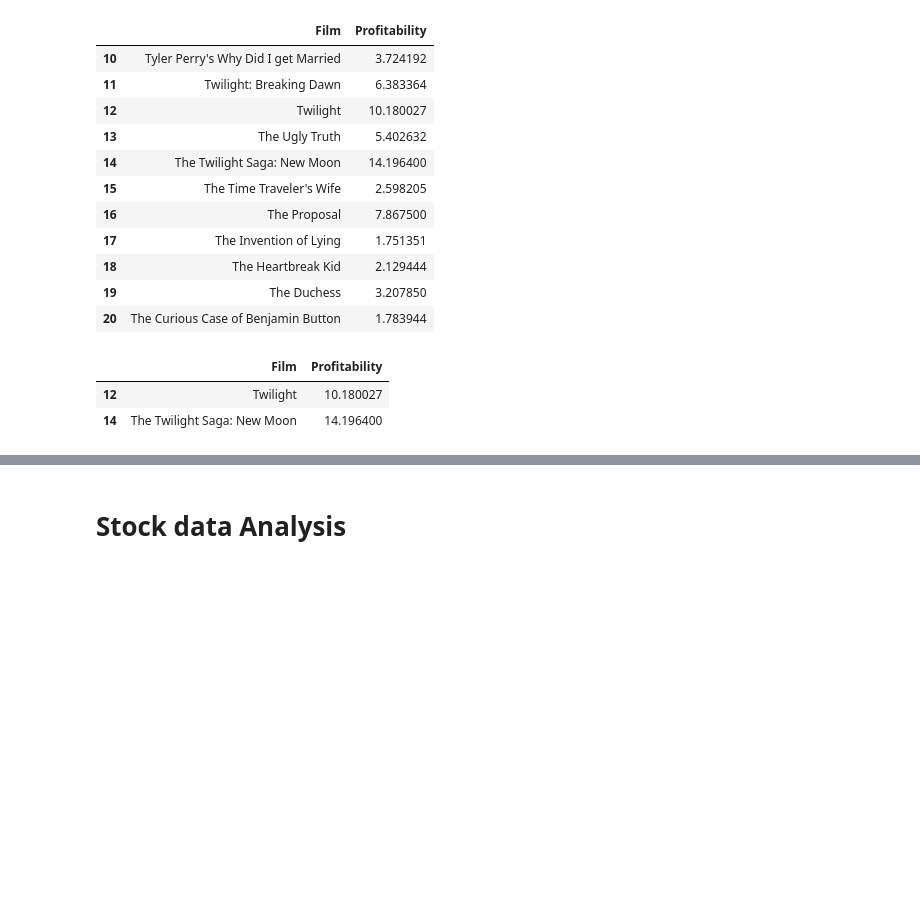
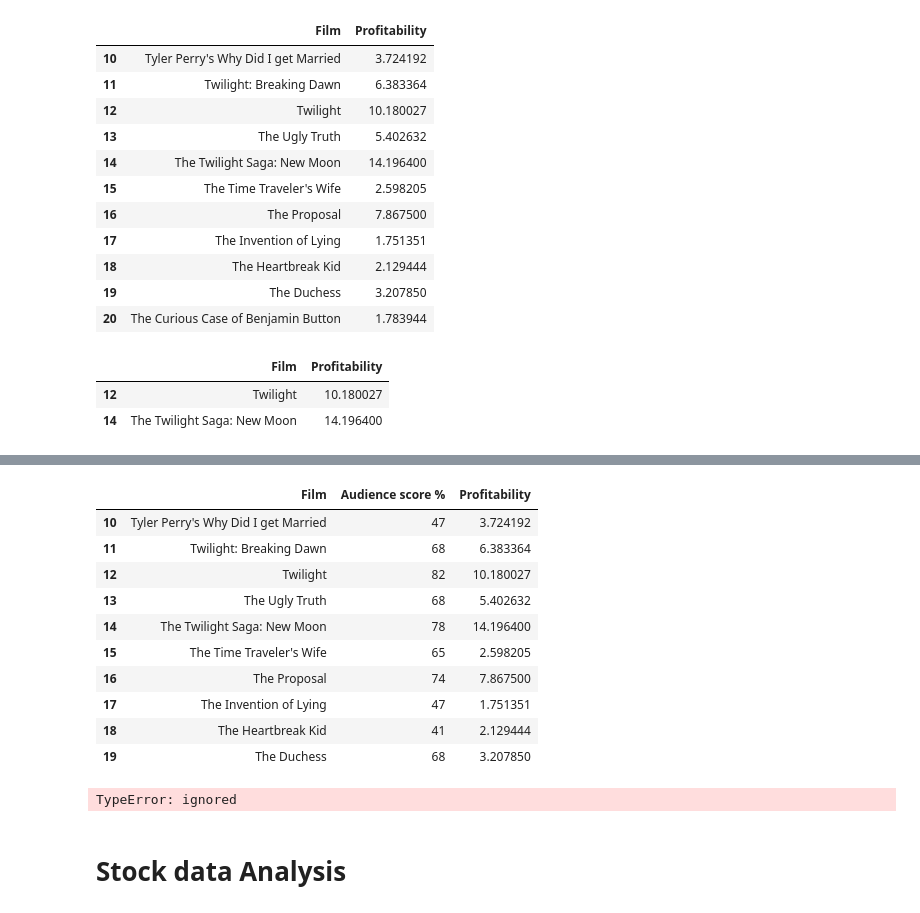
Before and after one commit to vinay2k2/HealthcareBasicsAndImageProcessing, a Jupyter notebook: PandasTemplate.ipynb, the cells around one changed output, grey strips where cells are left out. Saved outputs shown, nothing was run; the diff lists cells and outputs as text; code cells hidden in the pictures; blank space fills up the shorter version.

```diff
--- a/PandasTemplate.ipynb
+++ b/PandasTemplate.ipynb
@@ -576,3 +627,24 @@ movies_df.loc[10:20,['Film','Profitability']][movies_df['Profitability']>10]
+# %%
+# Now for columns we can just use index positions
+movies_df.iloc[10:20,0:3]
+# %% [output]
+|  | Film | Audience score % | Profitability |
+| 10 | Tyler Perry's Why Did I get Married | 47 | 3.724192 |
+| 11 | Twilight: Breaking Dawn | 68 | 6.383364 |
+| 12 | Twilight | 82 | 10.180027 |
+| 13 | The Ugly Truth | 68 | 5.402632 |
+| 14 | The Twilight Saga: New Moon | 78 | 14.196400 |
+| 15 | The Time Traveler's Wife | 65 | 2.598205 |
+| 16 | The Proposal | 74 | 7.867500 |
+| 17 | The Invention of Lying | 47 | 1.751351 |
+| 18 | The Heartbreak Kid | 41 | 2.129444 |
+| 19 | The Duchess | 68 | 3.207850 |
+# %%
+# For the loc we cannot use index positions for columns and we have to use column name or range of column name
+# Following would produce error
+movies_df.loc[10:20,0:3]
+# %% [output]
+TypeError: ignored
 # %% [markdown]
 
 
```
Also changed, not shown: parts of 5 cells of this notebook.
